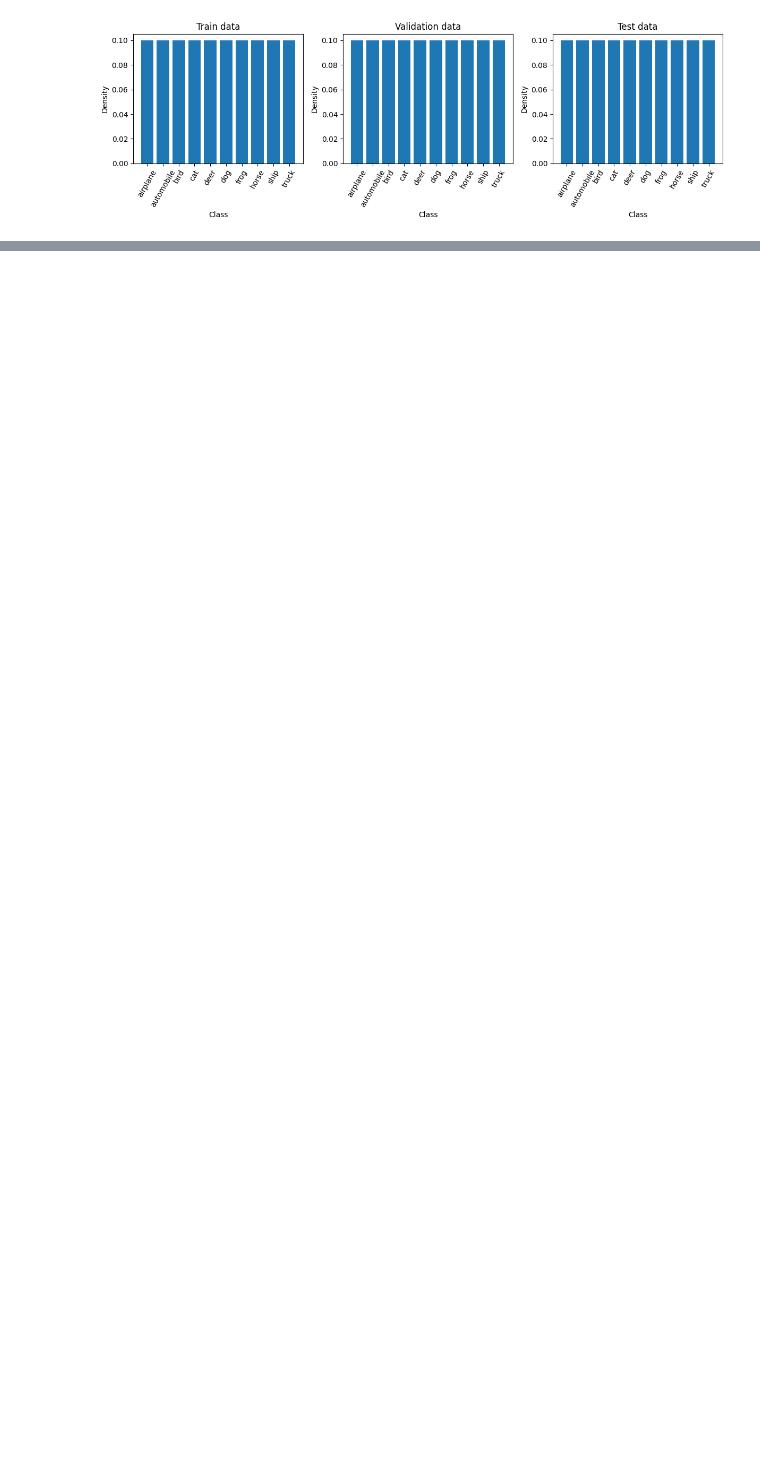
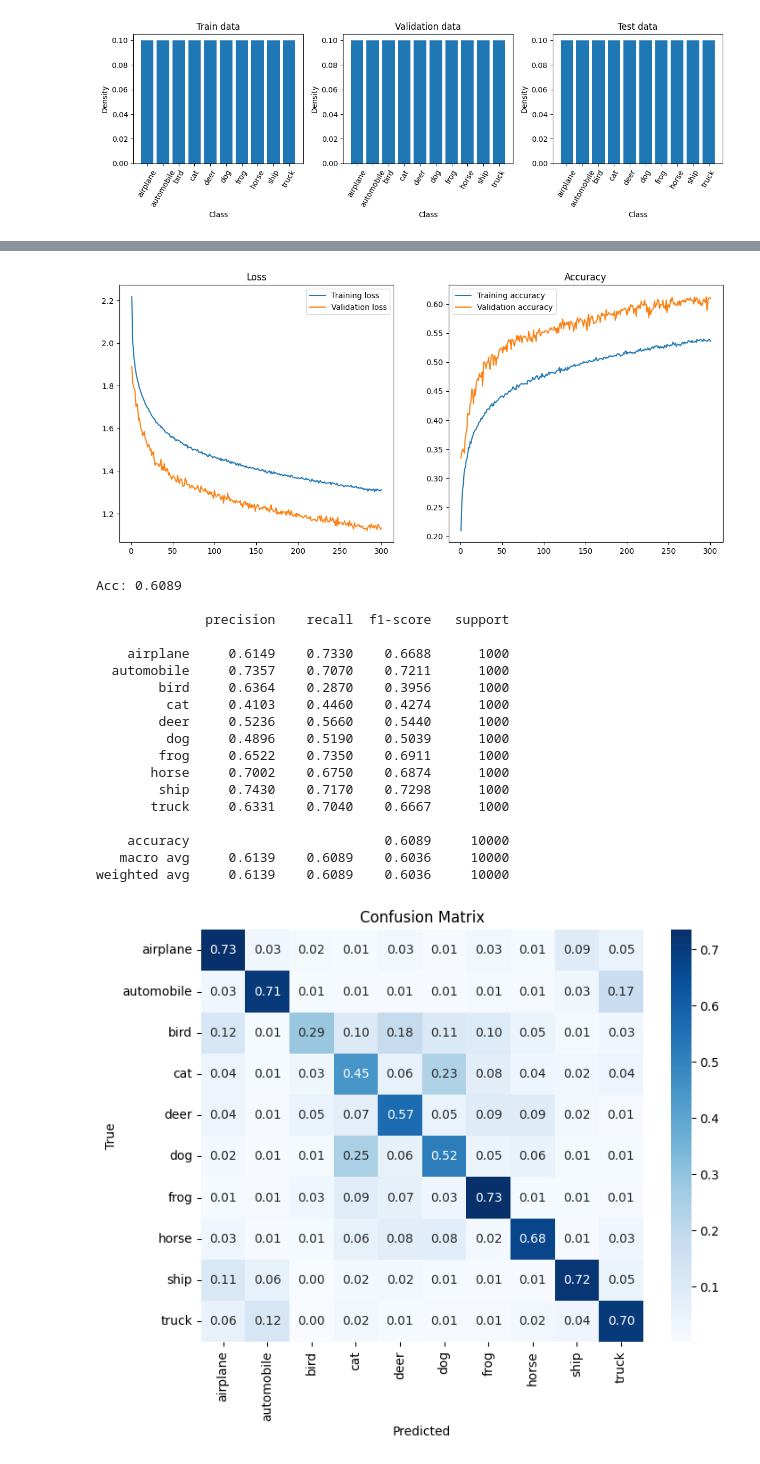
Before and after one commit to ostarczewski/nn_from_scratch, a Jupyter notebook: cifar.ipynb, the cells around one changed output, grey strips where cells are left out. Saved outputs shown, nothing was run; the diff lists cells and outputs as text; code cells hidden in the pictures; blank space fills up the shorter version.

```diff
--- a/cifar.ipynb
+++ b/cifar.ipynb
@@ -70,3 +70,5 @@ plot_class_balance([np.argmax(y_train, axis=1), np.argmax(y_val, axis=1), np.arg
 train_data = Dataset(X_train, y_train)
 val_data = Dataset(X_val, y_val)
 test_data = Dataset(X_test, y_test)
+
+train_data_trans = Dataset(X_train, y_train, transform=transform_cifar_dataset)
@@ -72,0 +151,45 @@ test_data = Dataset(X_test, y_test)
+# %%
+cifar_nn_2 = Network([
+    Flatten(),
+
+    Dense(2048),
+    LeakyReLU(0.1),
+    Dropout(0.5),
+
+    Dense(1024),
+    LeakyReLU(0.1),
+    Dropout(0.5),
+
+    Dense(512),
+    LeakyReLU(0.1),
+    Dropout(0.5),
+
+    Dense(256),
+    LeakyReLU(0.1),
+    Dropout(0.5),
+
+    Dense(10),
+])
+
+cifar_nn_2.compile(loss, solver)
+
+try:
+    cifar_nn_2 = joblib.load('models//cifar_nn_2.joblib')
+except:
+    history = cifar_nn_2.train(dataset=train_data_trans, epochs=300, val_dataset=val_data, early_stopping=early_stopping)
+    # save the model
+    joblib.dump(cifar_nn_2, 'models//cifar_nn_2.joblib')
+
+plot_hist(cifar_nn_2.history)
+
+try:
+    print(cifar_nn_2.early_stopped)
+except:
+    pass
+
+y_pred = cifar_nn_2.predict(X_test)
+print("\nAcc:", accuracy_score(np.argmax(y_test, axis=1), np.argmax(y_pred, axis=1)))
+print()
+
+evaluate_classification(y_test, y_pred, labels=cifar_labels)
+# %% [output]
@@ -72,0 +213,20 @@ test_data = Dataset(X_test, y_test)
+[figure, added]
+Acc: 0.6089
+
+              precision    recall  f1-score   support
+
+    airplane     0.6149    0.7330    0.6688      1000
+  automobile     0.7357    0.7070    0.7211      1000
+        bird     0.6364    0.2870    0.3956      1000
+         cat     0.4103    0.4460    0.4274      1000
+        deer     0.5236    0.5660    0.5440      1000
+         dog     0.4896    0.5190    0.5039      1000
+        frog     0.6522    0.7350    0.6911      1000
+       horse     0.7002    0.6750    0.6874      1000
+        ship     0.7430    0.7170    0.7298      1000
+       truck     0.6331    0.7040    0.6667      1000
+
+    accuracy                         0.6089     10000
+   macro avg     0.6139    0.6089    0.6036     10000
+weighted avg     0.6139    0.6089    0.6036     10000
+[figure, added]
```
Also changed, not shown: parts of 3 cells of this notebook, 2 other files.
